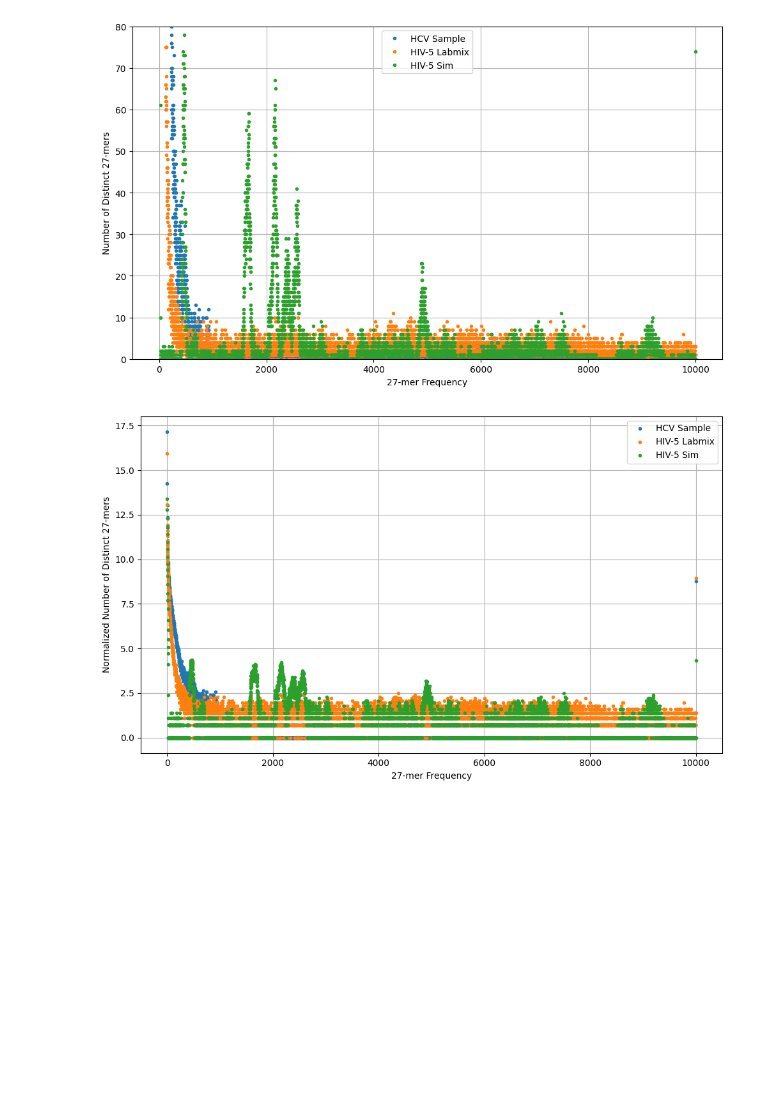
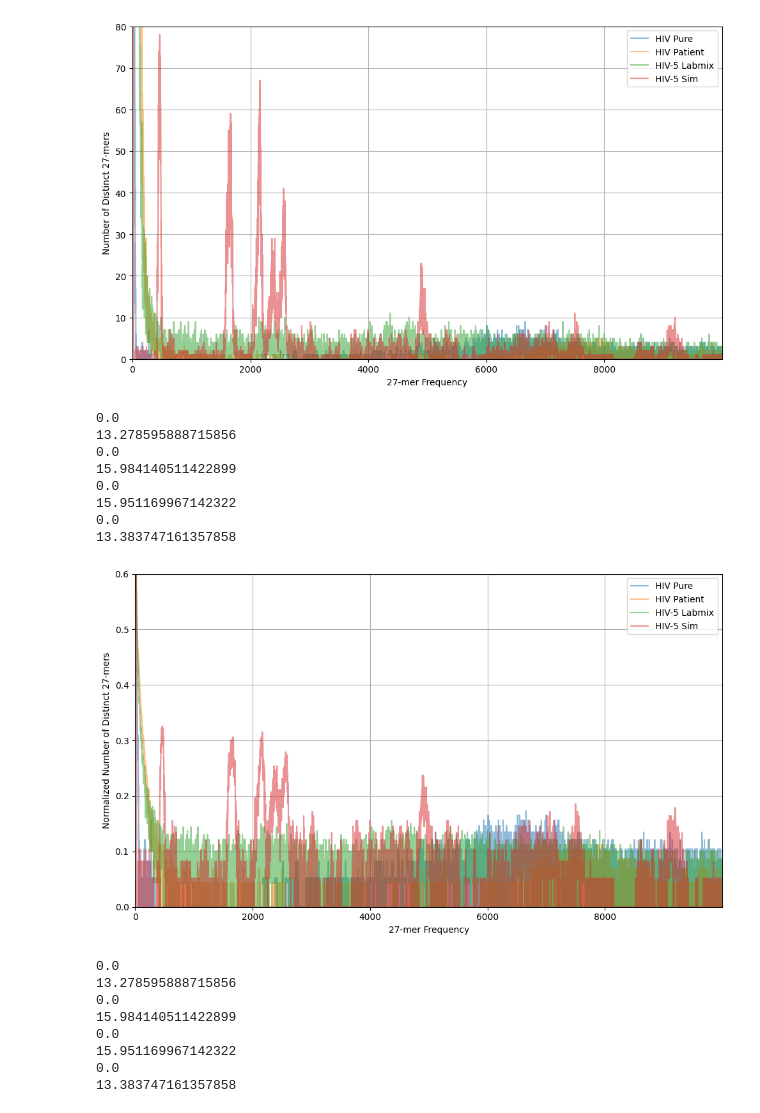
Before and after one commit to JoyceS13/viral-kmer-frequency-spectra, a Jupyter notebook: plotting.ipynb, the cells around one changed output. Saved outputs shown, nothing was run; the diff lists cells and outputs as text; code cells hidden in the pictures; blank space fills up the shorter version.

```diff
--- a/plotting.ipynb
+++ b/plotting.ipynb
@@ -42,5 +61,5 @@ def log_normalize_histogram(data):
 # %%
-def plot_kmer_histograms(file_dict, output_dir, output_file, normalize=False):
+def plot_kmer_histograms(file_dict, output_dir, output_file, normalize=False, smoothing=False, sigma=2):
     """
     Plots the normalized 27-mer histograms from multiple .hist files.
 
@@ -59,15 +78,21 @@ def plot_kmer_histograms(file_dict, output_dir, output_file, normalize=False):
 
         # Normalize the data if specified
         if normalize:
-            #normalized_data = normalize_histogram(data)
-            normalized_data = log_normalize_histogram(data)
+            log_normalized_data = log_normalize_histogram(data)
+            # for the log normalized data, change the y_data to the normalized values
+            log_normalized_data['distinct_kmers'] = log_normalized_data['distinct_kmers_normalized']
+            normalized_data = normalize_histogram(log_normalized_data)
+            y_data = data['distinct_kmers_normalized']
+            ylabel = "Normalized Number of Distinct 27-mers"
+        else:
+            y_data = data['distinct_kmers']
+            ylabel = "Number of Distinct 27-mers"
 
-            # Plot the normalized data
-            plt.plot(normalized_data['kmer_frequency'], normalized_data['distinct_kmers_normalized'],'.', label=label)
-        else:
+        if smoothing:
+            y_data = gaussian_filter1d(y_data, sigma)
 
-            # Plot the data
-            plt.plot(data['kmer_frequency'], data['distinct_kmers'], '.', label=label)
+        # Plot the data
+        plt.plot(data['kmer_frequency'], y_data, label=label, alpha=0.5)
 
     # Configure the plot
     #plt.title("27-mer Frequency Spectra")
@@ -82,6 +107,10 @@ def plot_kmer_histograms(file_dict, output_dir, output_file, normalize=False):
     #y-height max 80
     if not normalize:
         plt.ylim(0, 80)
+    else:
+        plt.ylim(0, 0.6)
+
+    plt.xlim(0, 9999)
 
     #if normalize:
         #use log scale for y-axis
@@ -153,15 +174,26 @@ plot_kmer_histograms({
 
 # not normalized
 plot_kmer_histograms({
-    "HCV Sample": "hcv-sample.hist",
+    "HIV Pure": "hiv-pure.hist",
+    "HIV Patient": "hiv-patient.hist",
     "HIV-5 Labmix": "hiv-5-labmix.hist",
     "HIV-5 Sim": "hiv-5-sim.hist"
 }, "graphs", "histograms")
 
 # normalized
 plot_kmer_histograms({
-    "HCV Sample": "hcv-sample.hist",
+    "HIV Pure": "hiv-pure.hist",
+    "HIV Patient": "hiv-patient.hist",
     "HIV-5 Labmix": "hiv-5-labmix.hist",
     "HIV-5 Sim": "hiv-5-sim.hist"
 }, "graphs", "histograms_normalized", normalize=True)
+
+#smoothed and normalized
+plot_kmer_histograms({
+    "HIV Pure": "hiv-pure.hist",
+    "HIV Patient": "hiv-patient.hist",
+    "HIV-5 Labmix": "hiv-5-labmix.hist",
+    "HIV-5 Sim": "hiv-5-sim.hist"
+}, "graphs", "histograms_smoothed",normalize=True, smoothing=True, sigma=5)
+#for zoom default sigma, for whole plot sigma=5
 # %% [output]
@@ -169,2 +201,18 @@ plot_kmer_histograms({
-[figure, old version]
+[figure, new version]
+0.0
+13.278595888715856
+0.0
+15.984140511422899
+0.0
+15.951169967142322
+0.0
+13.383747161357858
-[figure, old version]
+[figure, new version]
+0.0
+13.278595888715856
+0.0
+15.984140511422899
+0.0
+15.951169967142322
+0.0
+13.383747161357858
```
Also changed, not shown: parts of 10 cells of this notebook, 5 other files.
